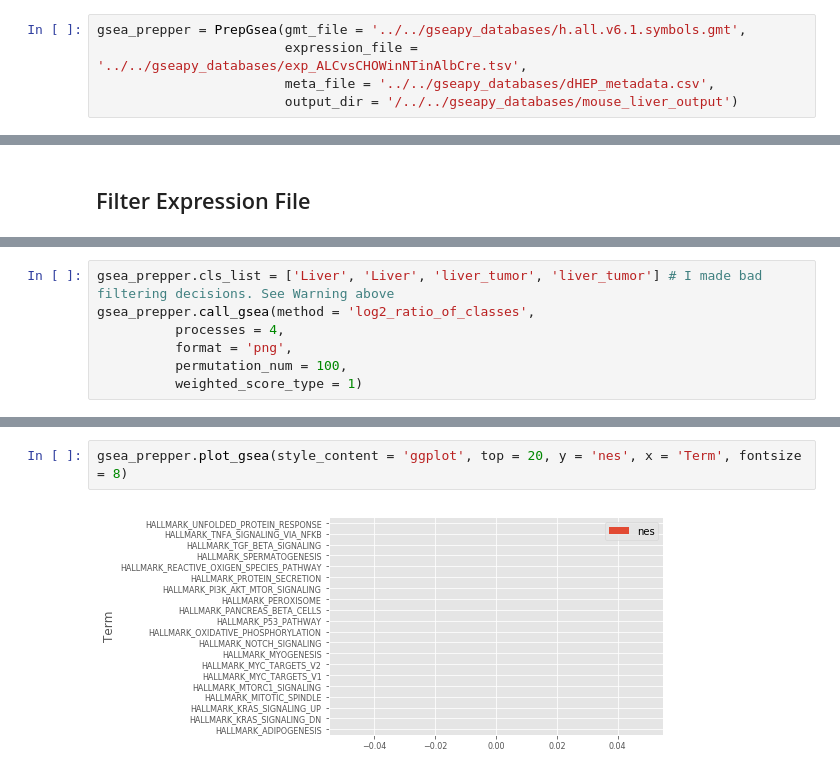
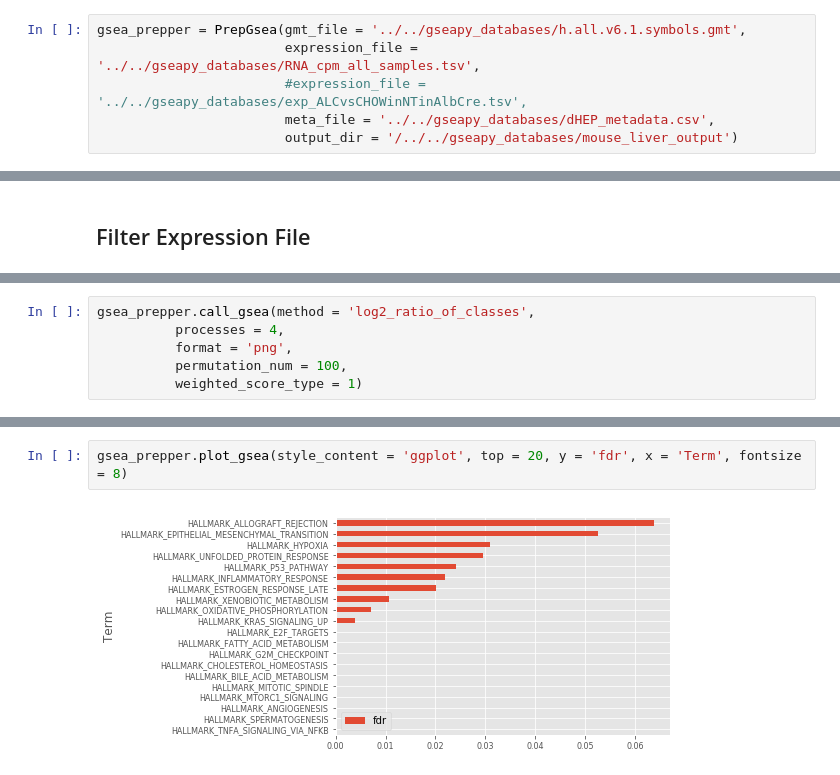
Before and after one commit to ucsd-ccbb/network_bio_toolkit, a Jupyter notebook: notebooks/gsea_notebooks/Mikaylas_Filter_samples.ipynb, the cells around one changed output, grey strips where cells are left out. Saved outputs shown, nothing was run; the diff lists cells and outputs as text.

```diff
--- a/notebooks/gsea_notebooks/Mikaylas_Filter_samples.ipynb
+++ b/notebooks/gsea_notebooks/Mikaylas_Filter_samples.ipynb
@@ -276,6 +369,7 @@ class PrepGsea:
 ## User Preferences for Metafile Filtering
 # %%
 gsea_prepper = PrepGsea(gmt_file = '../../gseapy_databases/h.all.v6.1.symbols.gmt',
-                        expression_file = '../../gseapy_databases/exp_ALCvsCHOWinNTinAlbCre.tsv',
+                        expression_file = '../../gseapy_databases/RNA_cpm_all_samples.tsv',
+                        #expression_file = '../../gseapy_databases/exp_ALCvsCHOWinNTinAlbCre.tsv',
                         meta_file = '../../gseapy_databases/dHEP_metadata.csv',
                         output_dir = '/../../gseapy_databases/mouse_liver_output')
@@ -395,5 +468,4 @@ Warning: Your class column contains only one value. It should contain two. GSEA
 # %%
-gsea_prepper.cls_list = ['Liver', 'Liver', 'liver_tumor', 'liver_tumor'] # I made bad filtering decisions. See Warning above
 gsea_prepper.call_gsea(method = 'log2_ratio_of_classes',
           processes = 4,
           format = 'png',
@@ -412,4 +484,4 @@ This may take a few minutes.
 # %%
-gsea_prepper.plot_gsea(style_content = 'ggplot', top = 20, y = 'nes', x = 'Term', fontsize = 8)
+gsea_prepper.plot_gsea(style_content = 'ggplot', top = 20, y = 'fdr', x = 'Term', fontsize = 8)
 # %% [output]
-[figure, old version]
+[figure, new version]
```
Also changed, not shown: parts of 11 cells of this notebook, 1 other file.
